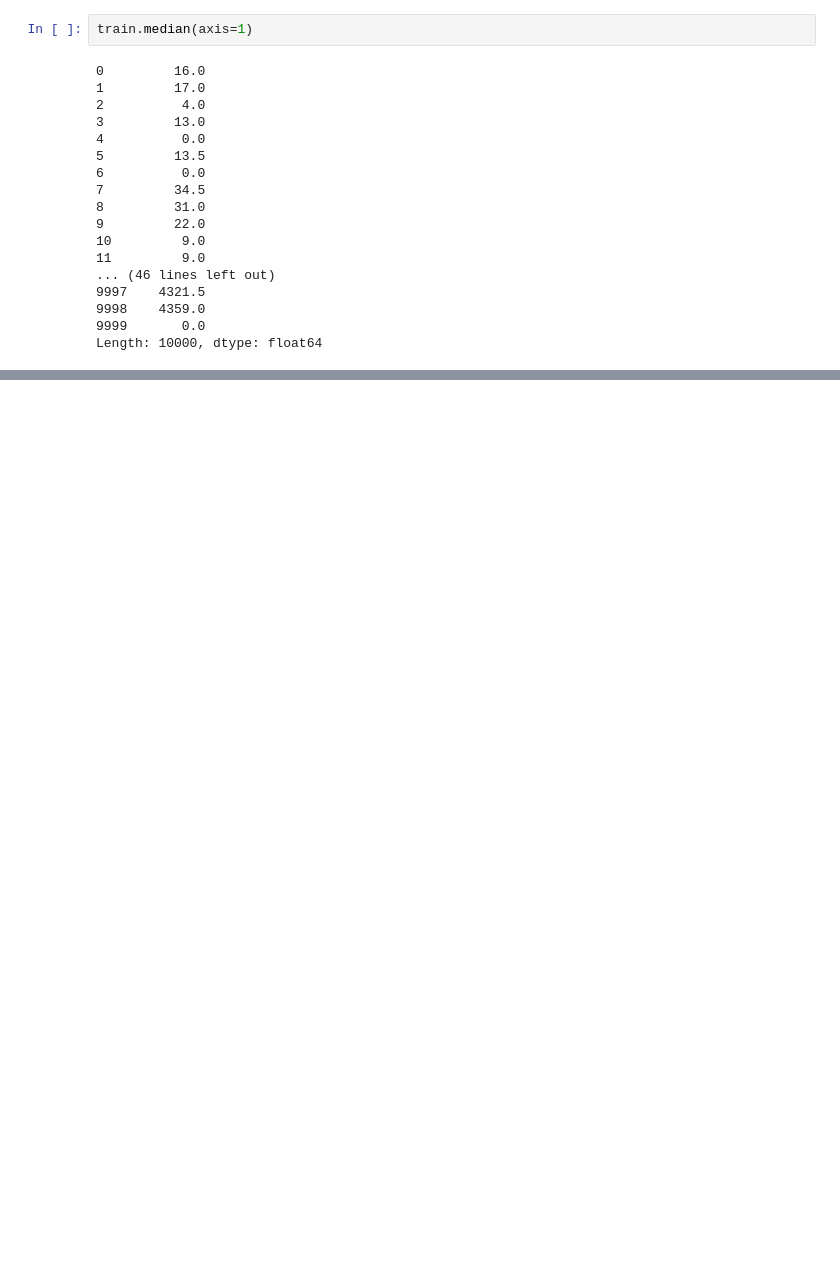
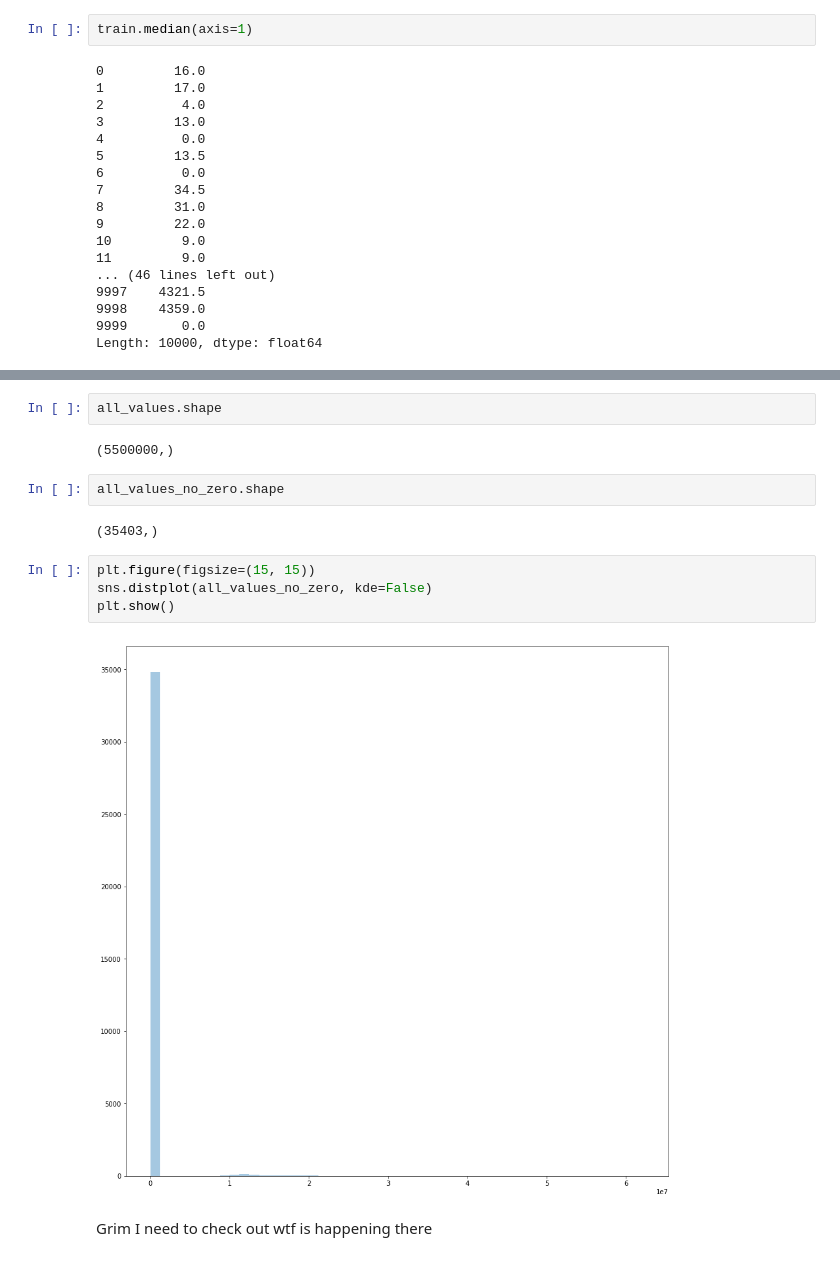
Before and after one commit to DBCerigo/kaggle-wiki, a Jupyter notebook: ali/explore.ipynb, the cells around one changed output, grey strips where cells are left out. Cells and saved outputs as stored; diff of their text form; blank space fills up the shorter version.

```diff
--- a/ali/explore.ipynb
+++ b/ali/explore.ipynb
@@ -93,0 +149,16 @@ train.tail()
+# %%
+all_values.shape
+# %% [output]
+(5500000,)
+# %%
+all_values_no_zero.shape
+# %% [output]
+(35403,)
+# %%
+plt.figure(figsize=(15, 15))
+sns.distplot(all_values_no_zero, kde=False)
+plt.show()
+# %% [output]
+[figure, added]
+# %% [markdown]
+Grim I need to check out wtf is happening there
```
Also changed, not shown: parts of 15 cells of this notebook.
